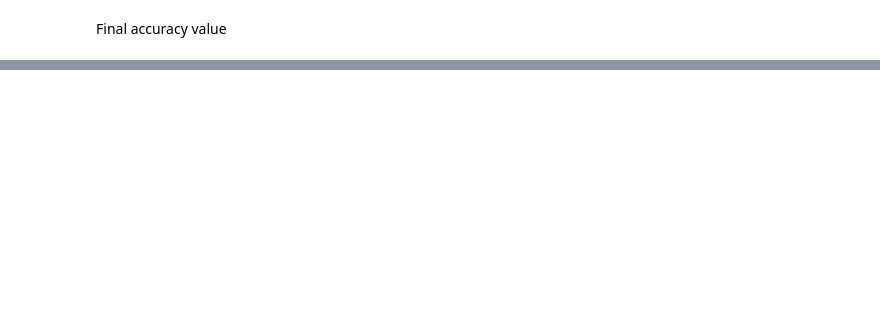
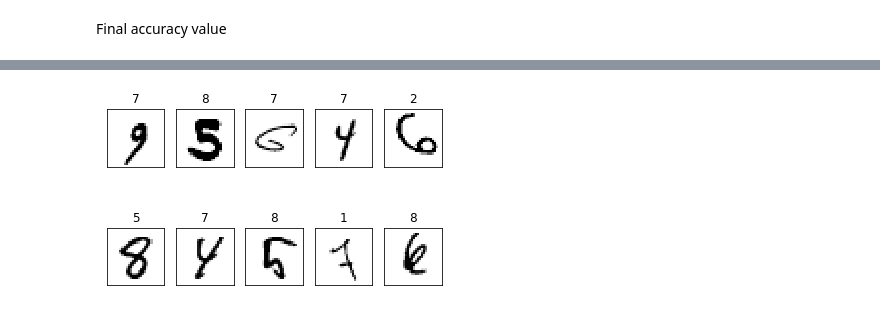
Before and after one commit to hwanid/DevSet4, a Jupyter notebook: Assignment10.ipynb, the cells around one changed output, grey strips where cells are left out. Drawn from its saved outputs; the diff is of its cells as text; code cells hidden in the pictures; blank space fills up the shorter version.

```diff
--- a/Assignment10.ipynb
+++ b/Assignment10.ipynb
@@ -194,0 +194,12 @@ backward2_0.shape
+# %%
+for i in range(10):
+
+    plt.subplot(2, 5, i+1)
+    plt.title(int(pred[wrong[0][i]]))
+    plt.imshow(test_image[wrong[0][i]].reshape((size_row, size_col)), cmap='Greys', interpolation='None')
+
+    frame   = plt.gca()
+    frame.axes.get_xaxis().set_visible(False)
+    frame.axes.get_yaxis().set_visible(False)
+# %% [output]
+[figure, added]
```
Also changed, not shown: parts of 14 cells of this notebook.
